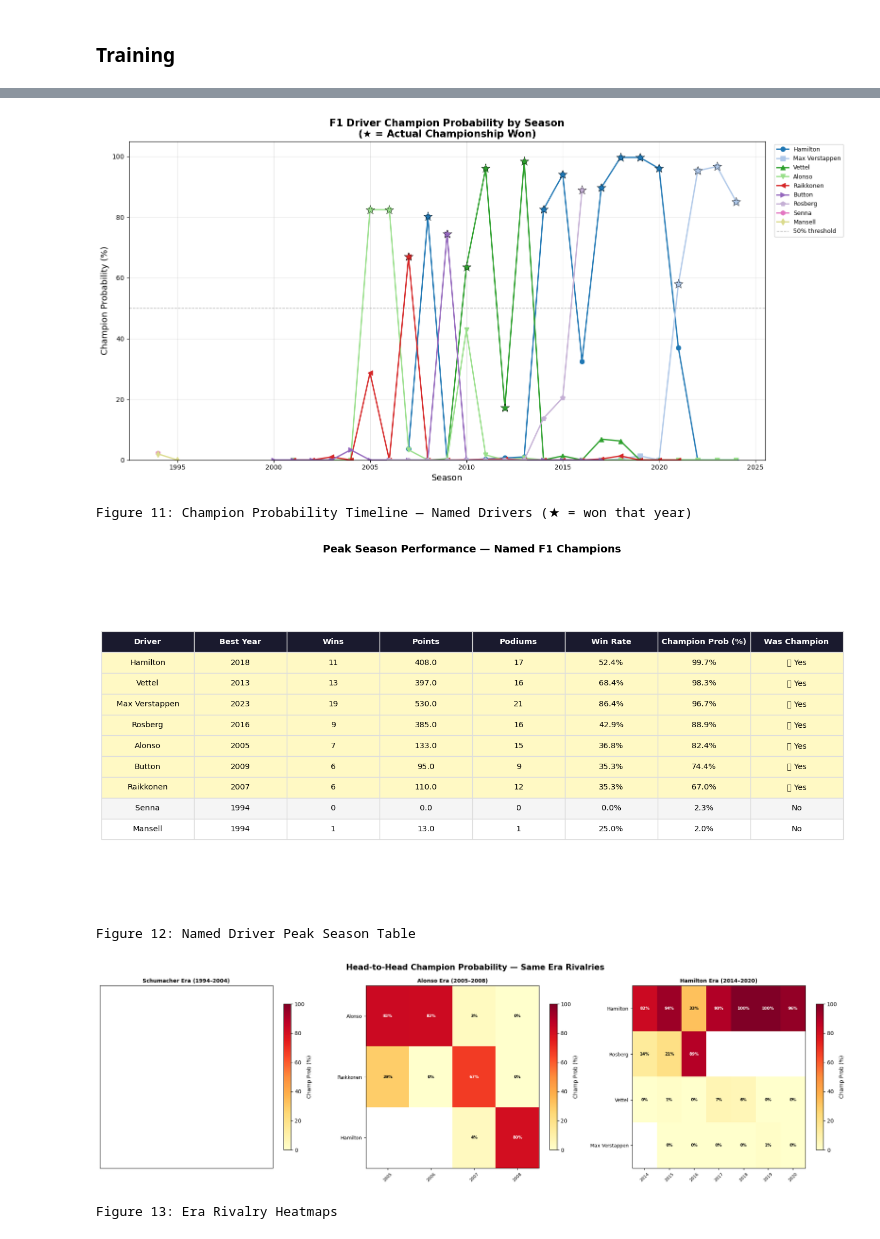
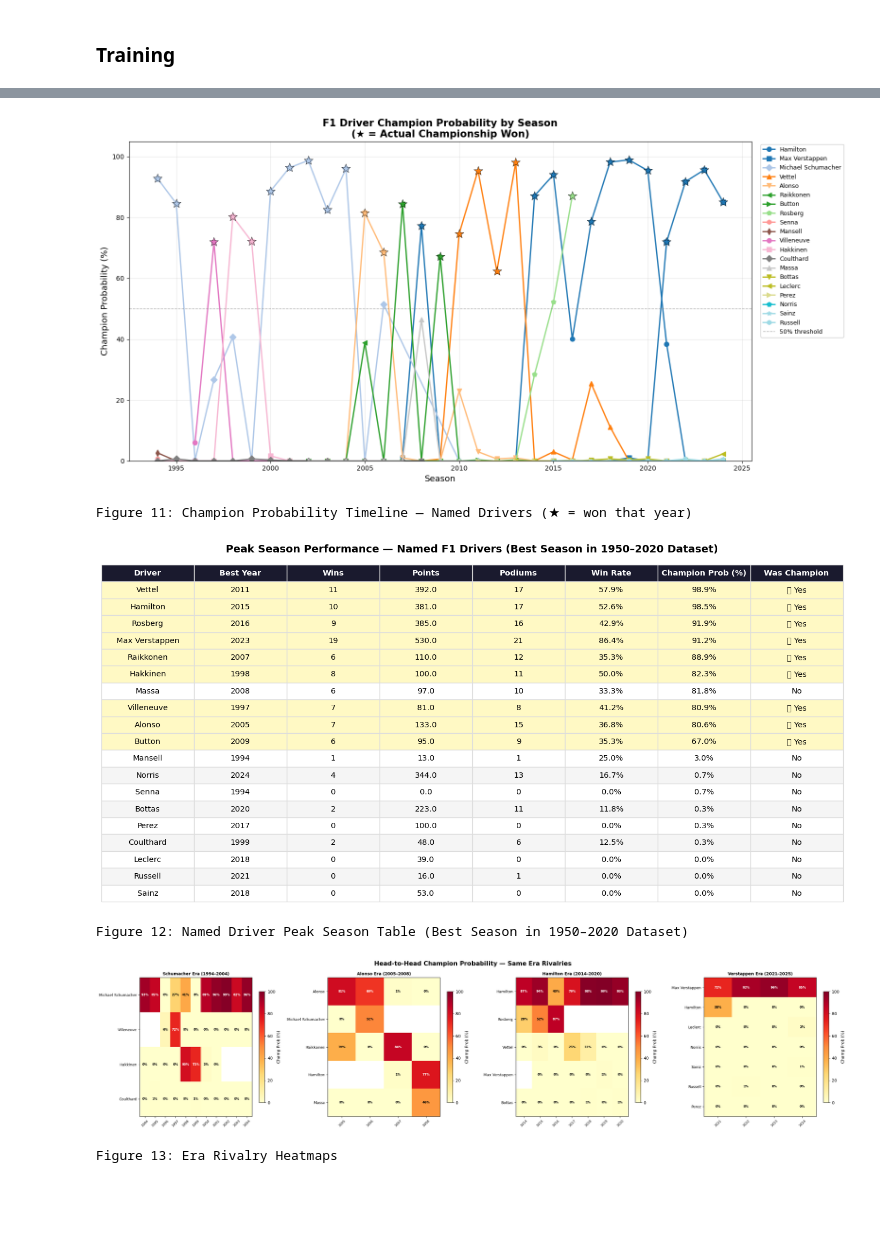
Before and after one commit to Gkcoli/Personal-Projects, a Jupyter notebook: F1 predictions/F1 Prediction/f1.ipynb, the cells around one changed output, grey strips where cells are left out. Saved outputs shown, nothing was run; the diff lists cells and outputs as text; code cells hidden in the pictures; blank space fills up the shorter version.

```diff
--- a/F1 predictions/F1 Prediction/f1.ipynb
+++ b/F1 predictions/F1 Prediction/f1.ipynb
@@ -631,12 +631,16 @@ plt.show()
 ### 8. Driver Champion Prediction (Named Drivers)
 # %%
 CHAMPION_DRIVERS = [
-    'hamilton', 'max_verstappen', 'schumacher', 'vettel',
+    'hamilton', 'max_verstappen', 'michael_schumacher', 'vettel',
     'alonso', 'raikkonen', 'button', 'rosberg',
     'prost', 'senna', 'piquet', 'lauda',
-    'hill', 'mansell', 'stewart', 'clark'
+    'hill', 'mansell', 'stewart', 'clark',
+    # Schumacher-era and 2000s rivals
+    'villeneuve', 'hakkinen', 'coulthard', 'massa',
+    # Current/Verstappen-era rivals
+    'bottas', 'leclerc', 'perez', 'norris', 'sainz', 'russell'
 ]
-
+,
 # Season-level aggregation (same as before)
 season_df = df_fe.copy()
 season_df['points'] = pd.to_numeric(season_df['points'], errors='coerce')
@@ -665,7 +669,7 @@ season_agg['podium_rate']     = season_agg['podiums']        / season_agg['races
 season_agg['dnf_rate']        = season_agg['dnf_count']      / season_agg['races_entered']
 season_agg['points_per_race'] = season_agg['total_points']   / season_agg['races_entered']
 
-# Filter to only known champion-level drivers
+# Filter to only known champion-level (or elite) drivers
 champ_driver_df = season_agg[season_agg['driverRef'].isin(CHAMPION_DRIVERS)].copy()
 
 print(f"✅ Driver-season records for named drivers: {len(champ_driver_df)}")
@@ -773,7 +777,7 @@ plt.savefig('champion_timeline.png', dpi=150, bbox_inches='tight')
 plt.show()
 print("Figure 11: Champion Probability Timeline — Named Drivers (★ = won that year)")
 # %% [output]
-[figure, old version]
+[figure, new version]
 Figure 11: Champion Probability Timeline — Named Drivers (★ = won that year)
 # %%
 # ── Peak season stats table per driver ────────────────────────
@@ -814,22 +818,22 @@ for (r, c), cell in table.get_celld().items():
         cell.set_facecolor('#f5f5f5')
     cell.set_edgecolor('#dddddd')
 
-ax.set_title('Peak Season Performance — Named F1 Champions',
-             fontsize=14, fontweight='bold', pad=20)
+ax.set_title('Peak Season Performance — Named F1 Drivers (Best Season in 1950–2020 Dataset)',
+             fontsize=14, fontweight='bold', pad=60)
 plt.tight_layout()
 plt.savefig('champion_table.png', dpi=150, bbox_inches='tight')
 plt.show()
-print("Figure 12: Named Driver Peak Season Table")
+print("Figure 12: Named Driver Peak Season Table (Best Season in 1950–2020 Dataset)")
 # %% [output]
-[figure, old version]
+[figure, new version]
-Figure 12: Named Driver Peak Season Table
+Figure 12: Named Driver Peak Season Table (Best Season in 1950–2020 Dataset)
 # %%
 # ── Head-to-head: same-era drivers ────────────────────────────
 ERA_BATTLES = {
-    'Schumacher Era (1994–2004)': ['schumacher','hill','villeneuve','hakkinen','coulthard'],
-    'Alonso Era (2005–2008)':     ['alonso','schumacher','raikkonen','hamilton','massa'],
+    'Schumacher Era (1994–2004)': ['michael_schumacher','hill','villeneuve','hakkinen','coulthard'],
+    'Alonso Era (2005–2008)':     ['alonso','michael_schumacher','raikkonen','hamilton','massa'],
     'Hamilton Era (2014–2020)':   ['hamilton','rosberg','vettel','max_verstappen','bottas'],
-    'Verstappen Era (2021–2025)': ['max_verstappen','hamilton','leclerc','perez','norris'],
+    'Verstappen Era (2021–2025)': ['max_verstappen','hamilton','leclerc','norris','sainz','russell','perez'],
 }
 
 fig, axes = plt.subplots(1, 4, figsize=(26, 6))
@@ -852,32 +856,32 @@ for ax, (era_label, era_drivers) in zip(axes, ERA_BATTLES.items()):
     pivot = era_df.pivot_table(
         index='driverRef', columns='year',
         values='champ_prob', aggfunc='mean'
     ).reindex(era_drivers).dropna(how='all')
 
     im = ax.imshow(pivot.values, cmap='YlOrRd', aspect='auto',
                    vmin=0, vmax=100)
     ax.set_xticks(range(len(pivot.columns)))
     ax.set_xticklabels(pivot.columns, rotation=45, fontsize=8)
     ax.set_yticks(range(len(pivot.index)))
     ax.set_yticklabels([d.replace('_',' ').title() for d in pivot.index],
                        fontsize=9)
     ax.set_title(era_label, fontweight='bold', fontsize=10)
 
     for i in range(len(pivot.index)):
         for j in range(len(pivot.columns)):
             val = pivot.values[i, j]
             if not np.isnan(val):
                 ax.text(j, i, f'{val:.0f}%',
                         ha='center', va='center',
                         fontsize=7.5, fontweight='bold',
                         color='black' if val < 60 else 'white')
 
     plt.colorbar(im, ax=ax, label='Champ Prob (%)', shrink=0.8)
 
 plt.tight_layout()
 plt.savefig('champion_rivalries.png', dpi=150, bbox_inches='tight')
 plt.show()
 print("Figure 13: Era Rivalry Heatmaps")
 # %% [output]
-[figure, old version]
+[figure, new version]
 Figure 13: Era Rivalry Heatmaps
```
Also changed, not shown: parts of 2 cells of this notebook.
